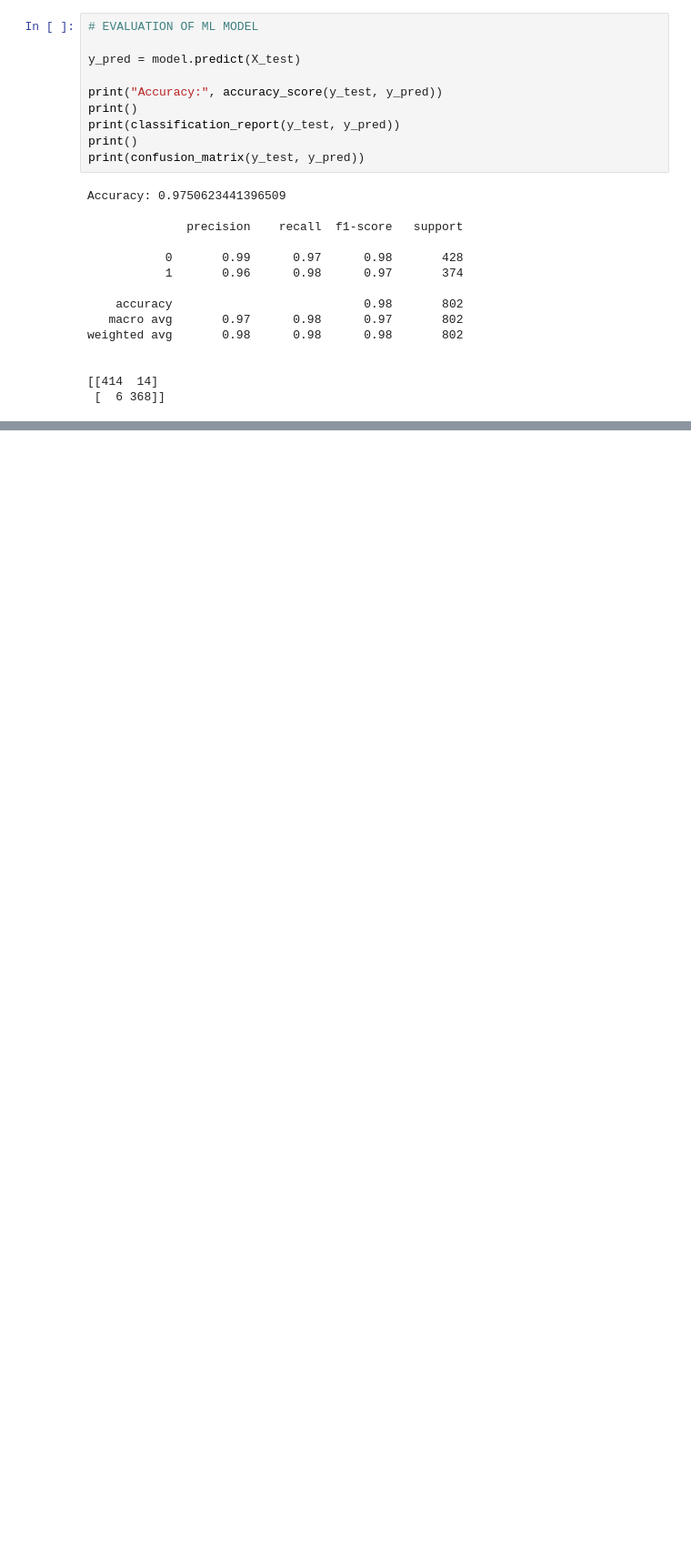
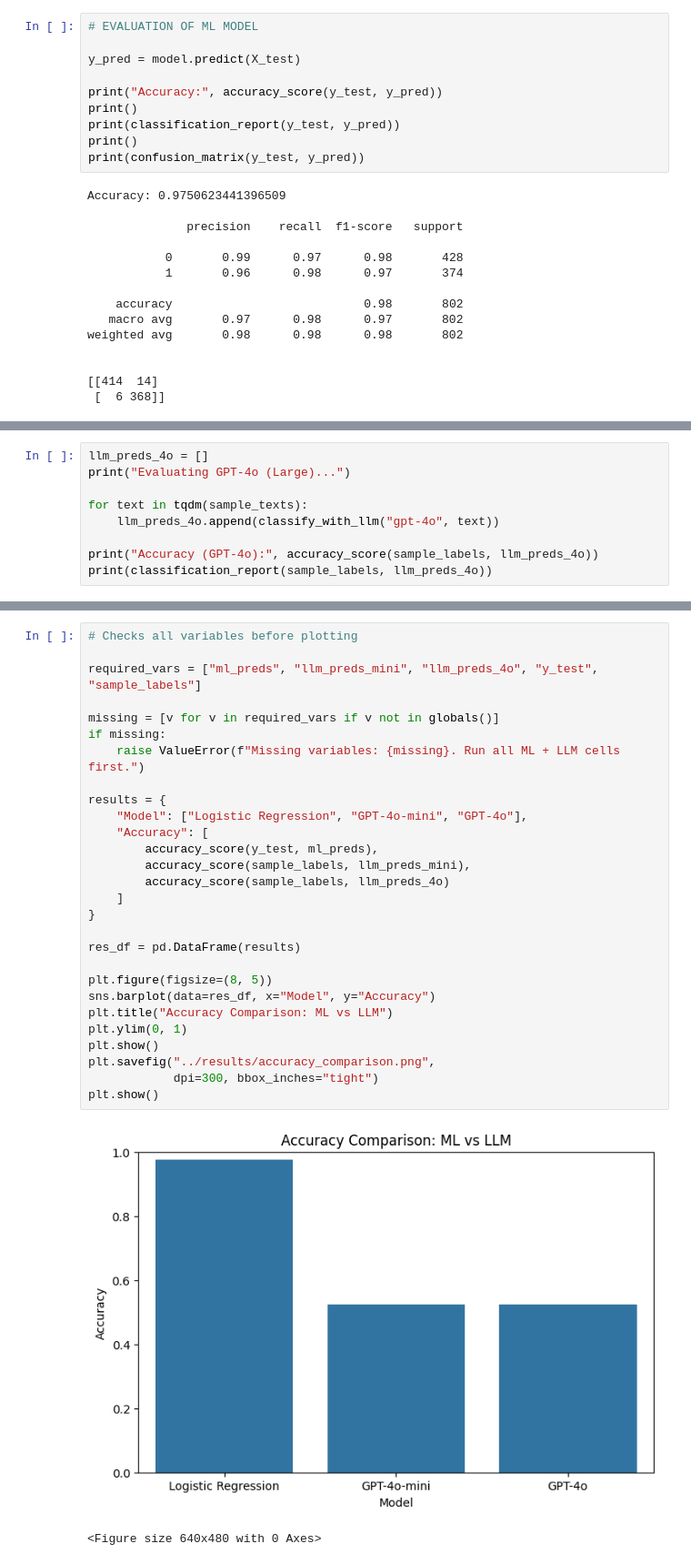
Before and after one commit to anastev982/fake-real-news-ml-vs-llm, a Jupyter notebook: notebooks/01_data_loading_and_eda-checkpoint.ipynb, the cells around one changed output, grey strips where cells are left out. Shown: that part at 91% size. Cells and saved outputs as stored; diff of their text form; blank space fills up the shorter version.

```diff
--- a/notebooks/01_data_loading_and_eda-checkpoint.ipynb
+++ b/notebooks/01_data_loading_and_eda-checkpoint.ipynb
@@ -408,0 +284,9 @@ plt.show()
+# %%
+llm_preds_4o = []
+print("Evaluating GPT-4o (Large)...")
+
+for text in tqdm(sample_texts):
+    llm_preds_4o.append(classify_with_llm("gpt-4o", text))
+
+print("Accuracy (GPT-4o):", accuracy_score(sample_labels, llm_preds_4o))
+print(classification_report(sample_labels, llm_preds_4o))
@@ -409 +308,32 @@ plt.show()
+# %%
+# Checks all variables before plotting
+
+required_vars = ["ml_preds", "llm_preds_mini", "llm_preds_4o", "y_test", "sample_labels"]
+
+missing = [v for v in required_vars if v not in globals()]
+if missing:
+    raise ValueError(f"Missing variables: {missing}. Run all ML + LLM cells first.")
+
+results = {
+    "Model": ["Logistic Regression", "GPT-4o-mini", "GPT-4o"],
+    "Accuracy": [
+        accuracy_score(y_test, ml_preds),
+        accuracy_score(sample_labels, llm_preds_mini),
+        accuracy_score(sample_labels, llm_preds_4o)
+    ]
+}
+
+res_df = pd.DataFrame(results)
+
+plt.figure(figsize=(8, 5))
+sns.barplot(data=res_df, x="Model", y="Accuracy")
+plt.title("Accuracy Comparison: ML vs LLM")
+plt.ylim(0, 1)
+plt.show()
+plt.savefig("../results/accuracy_comparison.png",
+            dpi=300, bbox_inches="tight")
+plt.show()
+# %% [output]
+[figure, added]
+<Figure size 640x480 with 0 Axes>
 # %%
```
Also changed, not shown: parts of 34 cells of this notebook, 6 other files.
